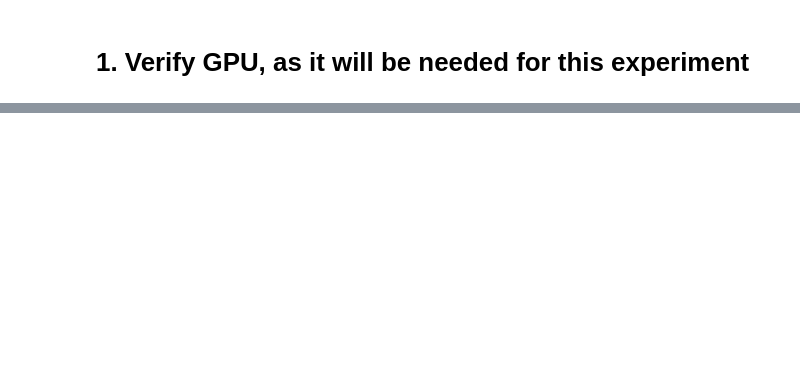
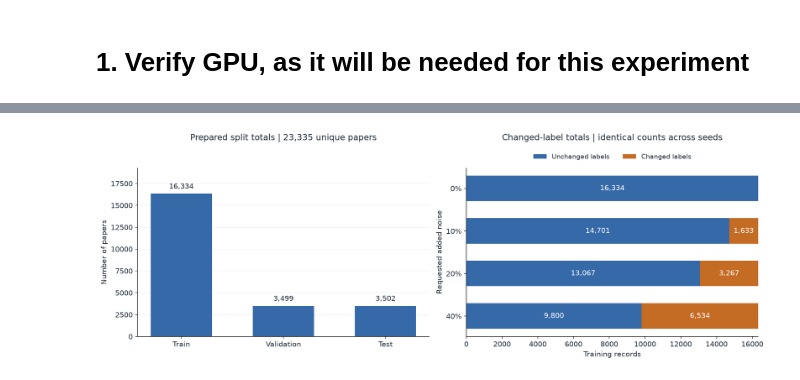
Before and after one commit to CallumGA/MIA5150-Final-Project, a Jupyter notebook: main.ipynb, the cells around one changed output, grey strips where cells are left out. Drawn from its saved outputs; the diff is of its cells as text; code cells hidden in the pictures; blank space fills up the shorter version.

Commit message:
get experiment ready and create label noise splits

```diff
--- a/main.ipynb
+++ b/main.ipynb
@@ -33,0 +254,39 @@ if torch.cuda.is_available():
+# %%
+plt.rcParams.update({
+    "font.size": 11, "axes.titlesize": 13, "axes.labelsize": 11,
+    "figure.facecolor": "white", "axes.facecolor": "white",
+    "text.color": "#202C3A", "axes.labelcolor": "#202C3A",
+    "xtick.color": "#202C3A", "ytick.color": "#202C3A",
+    "axes.spines.top": False, "axes.spines.right": False,
+})
+BLUE, ORANGE, GREY = "#3569A8", "#C46B24", "#667788"
+fig, axes = plt.subplots(1, 2, figsize=(14, 4.8), layout="constrained")
+
+bars = axes[0].bar(split_totals["Split"].str.title(), split_totals["Records"], color=BLUE, width=0.6)
+axes[0].bar_label(bars, labels=[f"{n:,}" for n in split_totals["Records"]], padding=5)
+axes[0].set_ylim(0, split_totals["Records"].max() * 1.18)
+axes[0].set_ylabel("Number of papers")
+axes[0].set_title(f"Prepared split totals | {split_totals['Records'].sum():,} unique papers", pad=42)
+axes[0].grid(axis="y", alpha=0.2)
+axes[0].set_axisbelow(True)
+
+counts_by_level = noise_summary[noise_summary["Seed"] == RANDOM_SEEDS[0]]
+y = np.arange(len(counts_by_level))
+unchanged = counts_by_level["Unchanged labels"].to_numpy()
+changed = counts_by_level["Changed labels"].to_numpy()
+axes[1].barh(y, unchanged, color=BLUE, label="Unchanged labels", height=0.6)
+axes[1].barh(y, changed, left=unchanged, color=ORANGE, label="Changed labels", height=0.6)
+for position, n_unchanged, n_changed in zip(y, unchanged, changed):
+    axes[1].text(n_unchanged / 2, position, f"{n_unchanged:,}", ha="center", va="center", color="white")
+    if n_changed:
+        axes[1].text(n_unchanged + n_changed / 2, position, f"{n_changed:,}", ha="center", va="center", color="white")
+axes[1].set_yticks(y, [f"{p}%" for p in counts_by_level["Requested noise (%)"]])
+axes[1].invert_yaxis()
+axes[1].set_xlim(0, len(training_data))
+axes[1].set_xlabel("Training records")
+axes[1].set_ylabel("Requested added noise")
+axes[1].set_title("Changed-label totals | identical counts across seeds", pad=42)
+axes[1].legend(loc="lower center", bbox_to_anchor=(0.5, 1.01), ncol=2, frameon=False, fontsize=10)
+plt.show()
+# %% [output]
+[figure, added]
```
Also changed, not shown: parts of 13 cells of this notebook.
